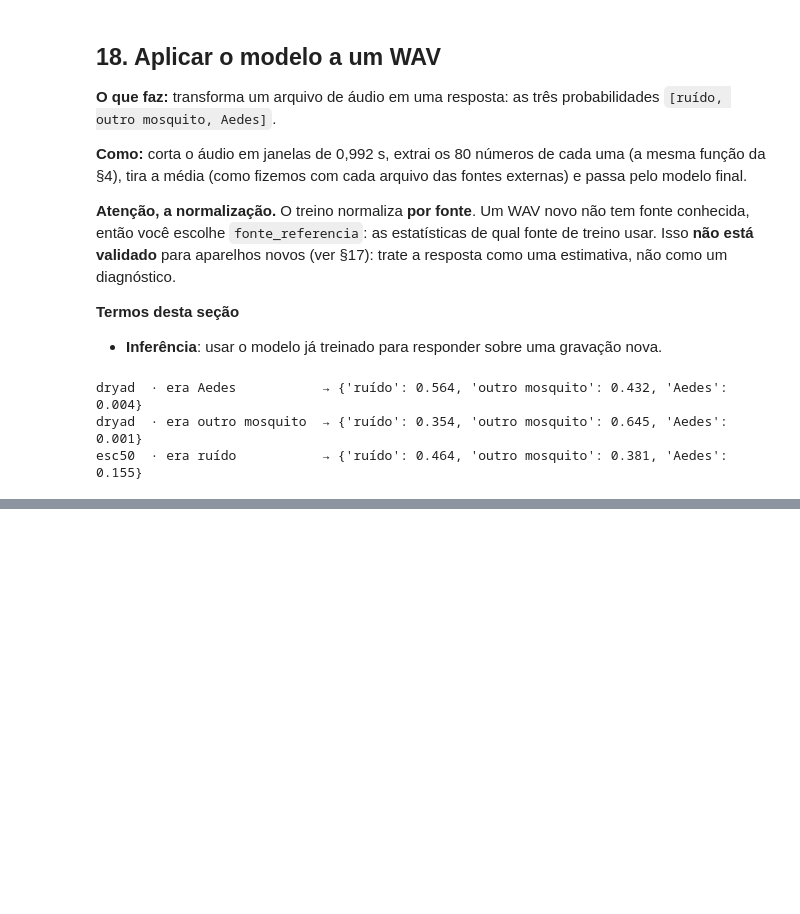
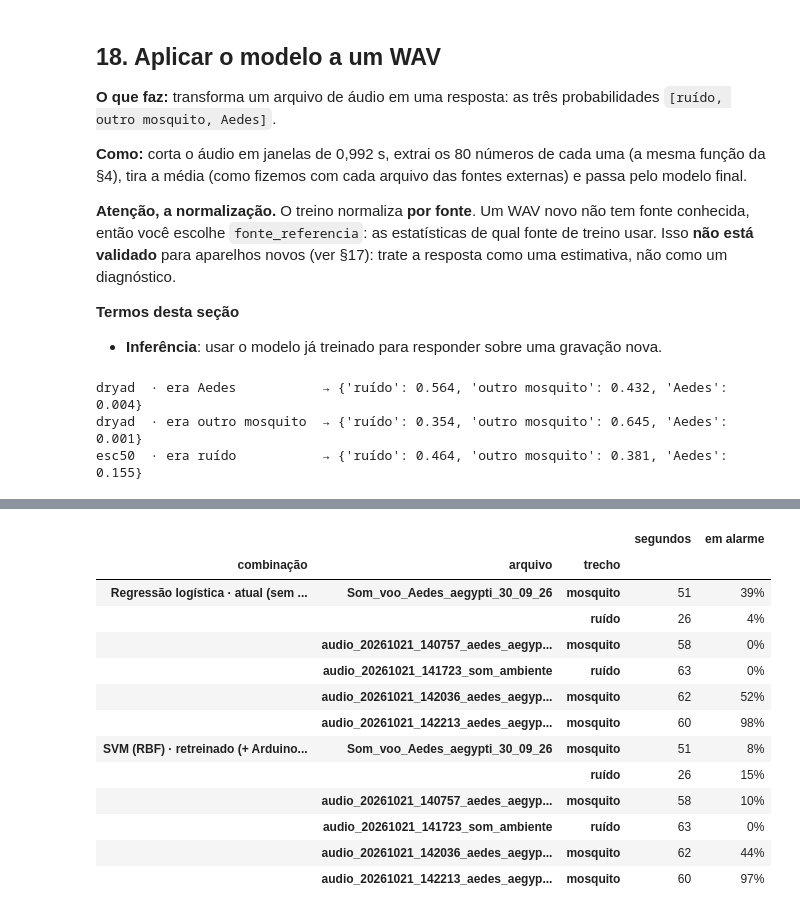
Before and after one commit to Lciarallo/mosquito-wingbeat, a Jupyter notebook: notebooks/detector_ternario_treinamento_teste_aplicacao.ipynb, the cells around one changed output, grey strips where cells are left out. Cells and saved outputs as stored; diff of their text form; code cells hidden in the pictures; blank space fills up the shorter version.

```diff
--- a/notebooks/detector_ternario_treinamento_teste_aplicacao.ipynb
+++ b/notebooks/detector_ternario_treinamento_teste_aplicacao.ipynb
@@ -1822,0 +1907,30 @@ plt.tight_layout(); plt.show()
+# %%
+# por arquivo: a melhor combinação sem Arduino (detecção − alarme) e o modelo final do caderno (SVM) retreinado
+saldo = (tab_lim['out: detecção (limiar)'] - tab_lim['out: ruído→alarme (limiar)'])
+combos = [('atual (sem Arduino)', saldo.xs('atual (sem Arduino)', level='treino').idxmax()), ('retreinado (+ Arduino 05/11)', NOMES['svm'][0])]
+linhas = []
+for (nome_t, modelo) in combos:
+    tipo = next(k for k in NOMES if NOMES[k][0] == modelo)
+    lim = tab_lim.loc[(modelo, nome_t), 'limiar (de 05/11)']; chama = np.array(res_tr[tipo][nome_t][1]) > lim
+    for arq_, g in prova.groupby('arquivo', sort=True):
+        k = prova.arquivo.eq(arq_).to_numpy()
+        for rot, cod in (('mosquito', 2), ('ruído', 0)):
+            kk = k & (YT == cod)
+            if kk.any(): linhas.append({'combinação': f'{modelo} · {nome_t} · limiar {lim:.2f}', 'arquivo': arq_[:-4], 'trecho': rot,
+                                        'segundos': int(kk.sum()), 'em alarme': chama[kk].mean()})
+display(pd.DataFrame(linhas).set_index(['combinação', 'arquivo', 'trecho']).style.format({'em alarme': '{:.0%}'}))
+# %% [output]
+|  |  |  | segundos | em alarme |
+| combinação | arquivo | trecho |  |  |
+| Regressão logística · atual (sem ... | Som_voo_Aedes_aegypti_30_09_26 | mosquito | 51 | 39% |
+|  |  | ruído | 26 | 4% |
+|  | audio_20261021_140757_aedes_aegyp... | mosquito | 58 | 0% |
+|  | audio_20261021_141723_som_ambiente | ruído | 63 | 0% |
+|  | audio_20261021_142036_aedes_aegyp... | mosquito | 62 | 52% |
+|  | audio_20261021_142213_aedes_aegyp... | mosquito | 60 | 98% |
+| SVM (RBF) · retreinado (+ Arduino... | Som_voo_Aedes_aegypti_30_09_26 | mosquito | 51 | 8% |
+|  |  | ruído | 26 | 15% |
+|  | audio_20261021_140757_aedes_aegyp... | mosquito | 58 | 10% |
+|  | audio_20261021_141723_som_ambiente | ruído | 63 | 0% |
+|  | audio_20261021_142036_aedes_aegyp... | mosquito | 62 | 44% |
+|  | audio_20261021_142213_aedes_aegyp... | mosquito | 60 | 97% |
```
Also changed, not shown: parts of 40 cells of this notebook, 1 other file.
